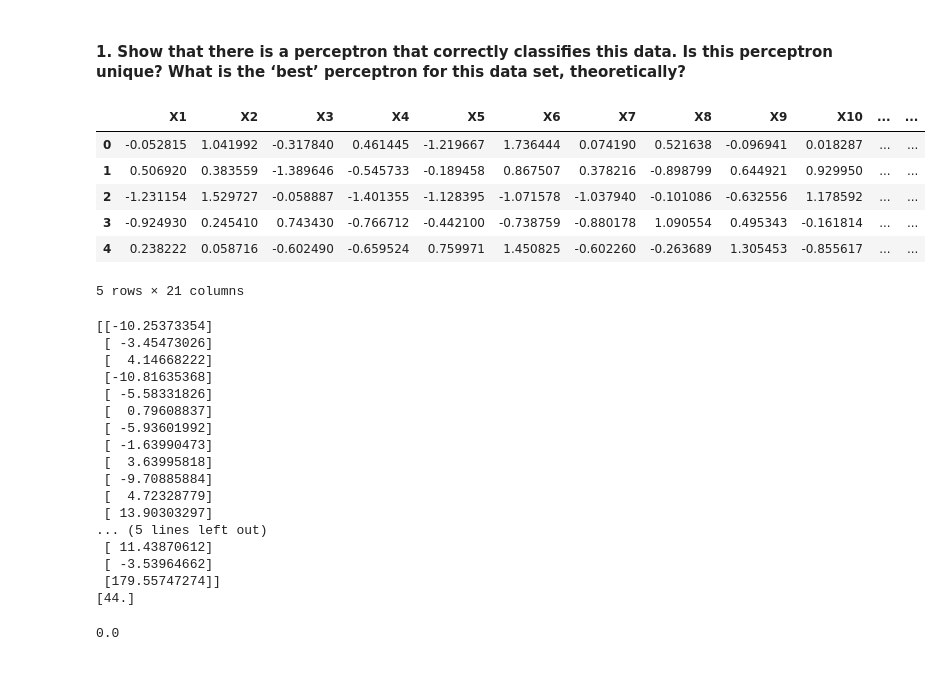
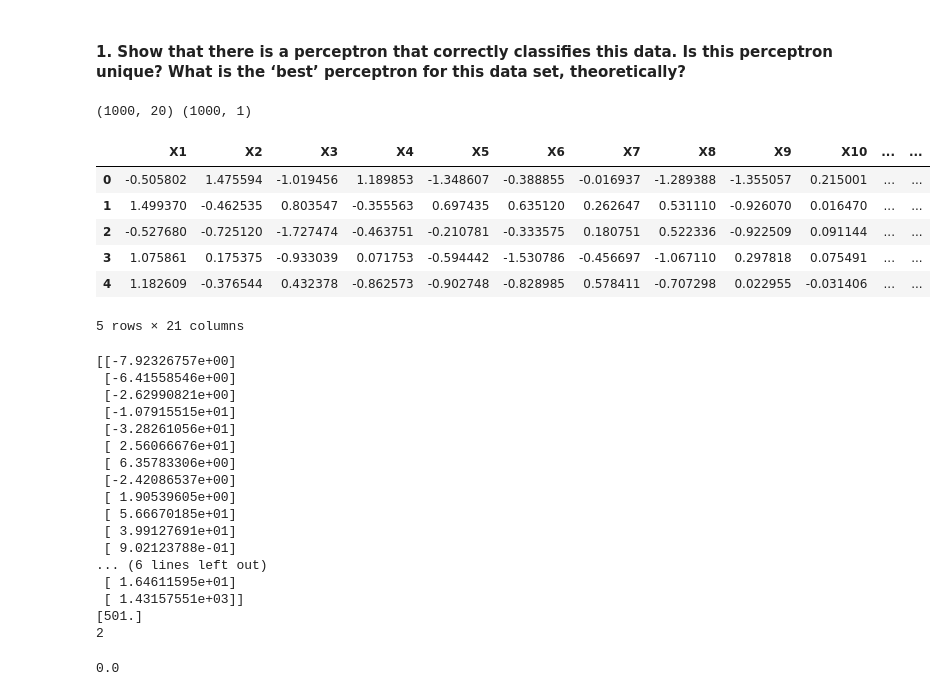
Before and after one commit to vedantc6/CS536_MachineLearning, a Jupyter notebook: Assignment4/hw4_Perceptrons.ipynb, the cells around one changed output. Cells and saved outputs as stored; diff of their text form; code cells hidden in the pictures.

```diff
--- a/Assignment4/hw4_Perceptrons.ipynb
+++ b/Assignment4/hw4_Perceptrons.ipynb
@@ -64,19 +65,20 @@ def create_dataset(k, m, epsilon, D):
     return data
 # %%
 # Global Variables - k = 20, m = 100, epsilon = 1
-k, m, epsilon = 20, 100, 1
+k, m, epsilon = 20, 1000, 1
 D = float(np.random.exponential(1, 1))
 
 train_data = create_dataset(k, m, epsilon, D)
 train_data.head()
 # %% [output]
+(1000, 20) (1000, 1)
 |  | X1 | X2 | X3 | X4 | X5 | X6 | X7 | X8 | X9 | X10 | ... | ... |
-| 0 | -0.052815 | 1.041992 | -0.317840 | 0.461445 | -1.219667 | 1.736444 | 0.074190 | 0.521638 | -0.096941 | 0.018287 | ... | ... |
-| 1 | 0.506920 | 0.383559 | -1.389646 | -0.545733 | -0.189458 | 0.867507 | 0.378216 | -0.898799 | 0.644921 | 0.929950 | ... | ... |
-| 2 | -1.231154 | 1.529727 | -0.058887 | -1.401355 | -1.128395 | -1.071578 | -1.037940 | -0.101086 | -0.632556 | 1.178592 | ... | ... |
-| 3 | -0.924930 | 0.245410 | 0.743430 | -0.766712 | -0.442100 | -0.738759 | -0.880178 | 1.090554 | 0.495343 | -0.161814 | ... | ... |
-| 4 | 0.238222 | 0.058716 | -0.602490 | -0.659524 | 0.759971 | 1.450825 | -0.602260 | -0.263689 | 1.305453 | -0.855617 | ... | ... |
+| 0 | -0.505802 | 1.475594 | -1.019456 | 1.189853 | -1.348607 | -0.388855 | -0.016937 | -1.289388 | -1.355057 | 0.215001 | ... | ... |
+| 1 | 1.499370 | -0.462535 | 0.803547 | -0.355563 | 0.697435 | 0.635120 | 0.262647 | 0.531110 | -0.926070 | 0.016470 | ... | ... |
+| 2 | -0.527680 | -0.725120 | -1.727474 | -0.463751 | -0.210781 | -0.333575 | 0.180751 | 0.522336 | -0.922509 | 0.091144 | ... | ... |
+| 3 | 1.075861 | 0.175375 | -0.933039 | 0.071753 | -0.594442 | -1.530786 | -0.456697 | -1.067110 | 0.297818 | 0.075491 | ... | ... |
+| 4 | 1.182609 | -0.376544 | 0.432378 | -0.862573 | -0.902748 | -0.828985 | 0.578411 | -0.707298 | 0.022955 | -0.031406 | ... | ... |
-5 rows × 21 columns
+5 rows × 21 columns
 # %%
 # Class for Perceptron
 class Perceptron():
@@ -131,27 +135,28 @@ class Perceptron():
         return error/len(data)
 # %%
 perceptron = Perceptron()
-final_w, final_b = perceptron.pla(train_data)
+final_w, final_b, num_steps = perceptron.pla(train_data)
 print(final_w)
 print(final_b)
+print(num_steps)
 # %% [output]
-[[-10.25373354]
- [ -3.45473026]
- [  4.14668222]
- [-10.81635368]
- [ -5.58331826]
- [  0.79608837]
- [ -5.93601992]
- [ -1.63990473]
- [  3.63995818]
- [ -9.70885884]
- [  4.72328779]
- [ 13.90303297]
-... (5 lines left out)
- [ 11.43870612]
- [ -3.53964662]
- [179.55747274]]
-[44.]
+[[-7.92326757e+00]
+ [-6.41558546e+00]
+ [-2.62990821e+00]
+ [-1.07915515e+01]
+ [-3.28261056e+01]
+ [ 2.56066676e+01]
+ [ 6.35783306e+00]
+ [-2.42086537e+00]
+ [ 1.90539605e+00]
+ [ 5.66670185e+01]
+ [ 3.99127691e+01]
+ [ 9.02123788e-01]
+... (6 lines left out)
+ [ 1.64611595e+01]
+ [ 1.43157551e+03]]
+[501.]
+2
 # %%
 error = perceptron.fit(train_data)
 error
```
Also changed, not shown: parts of 13 cells of this notebook, 2 other files.
